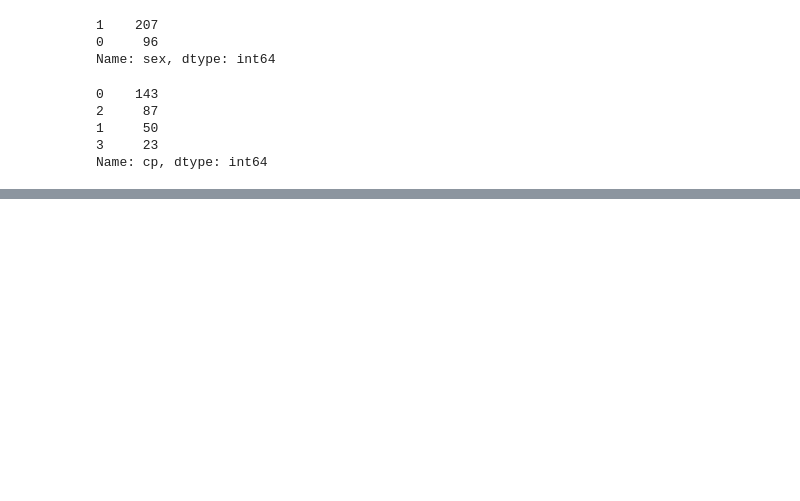
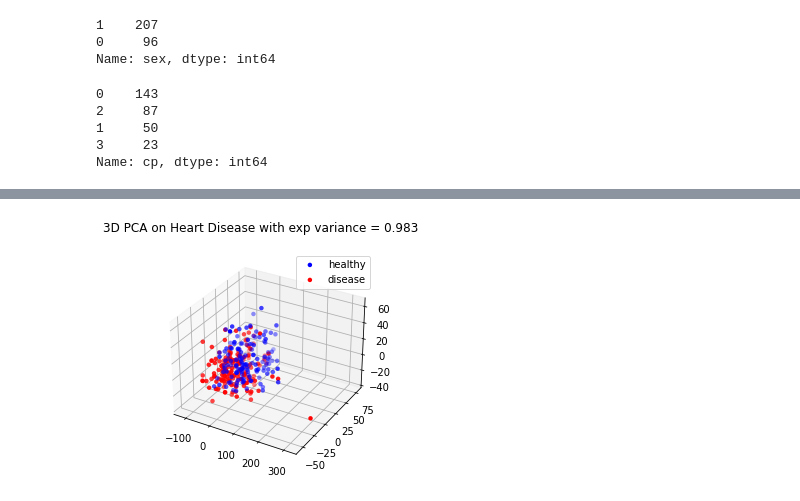
Before and after one commit to yacineMahdid/Heart-Disease-UCI, a Jupyter notebook: notebooks/1.0-ym-initial-data-exploration.ipynb, the cells around one changed output, grey strips where cells are left out. Saved outputs shown, nothing was run; the diff lists cells and outputs as text; code cells hidden in the pictures; blank space fills up the shorter version.

```diff
--- a/notebooks/1.0-ym-initial-data-exploration.ipynb
+++ b/notebooks/1.0-ym-initial-data-exploration.ipynb
@@ -70,0 +141,20 @@ df.corr()
+# %%
+# Plot of the 3D PCA results
+fig = plt.figure()
+ax3d = fig.add_subplot(projection='3d')
+
+
+X3D_healthy = X3D[y == 0]
+X3D_disease = X3D[y == 1]
+
+ax3d.scatter(X3D_healthy[:,0], X3D_healthy[:,1], X3D_healthy[:,2], color="blue", label="healthy", edgecolors='none')
+ax3d.scatter(X3D_disease[:,0], X3D_disease[:,1], X3D_disease[:,2], color="red", label="disease", edgecolors='none')
+
+ax3d.legend()
+ax3d.grid(True)
+
+fig.suptitle(f"3D PCA on Heart Disease with exp variance = {round(np.sum(exp_variance_3d), 3)}")
+
+plt.show()
+# %% [output]
+[figure, added]
```
Also changed, not shown: parts of 8 cells of this notebook, 2 other files.
